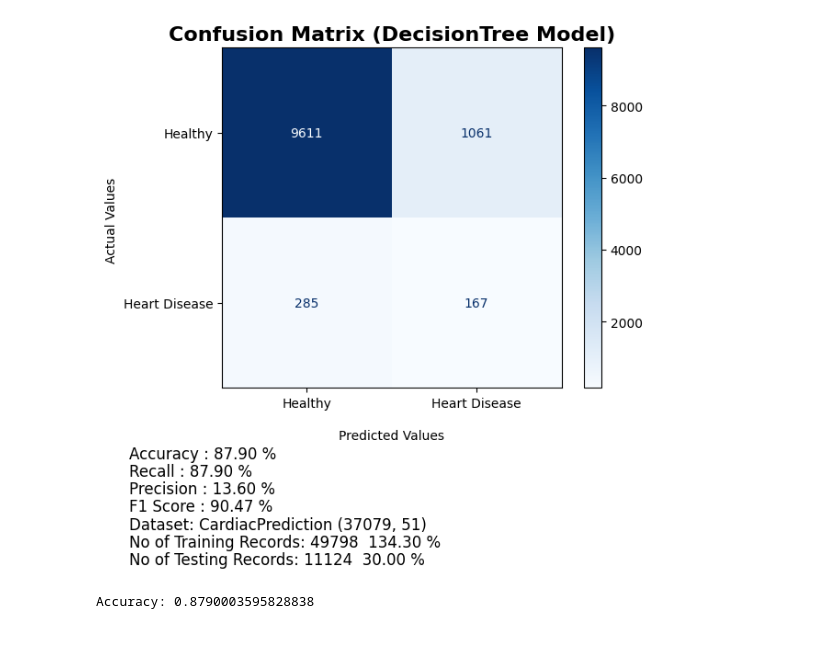
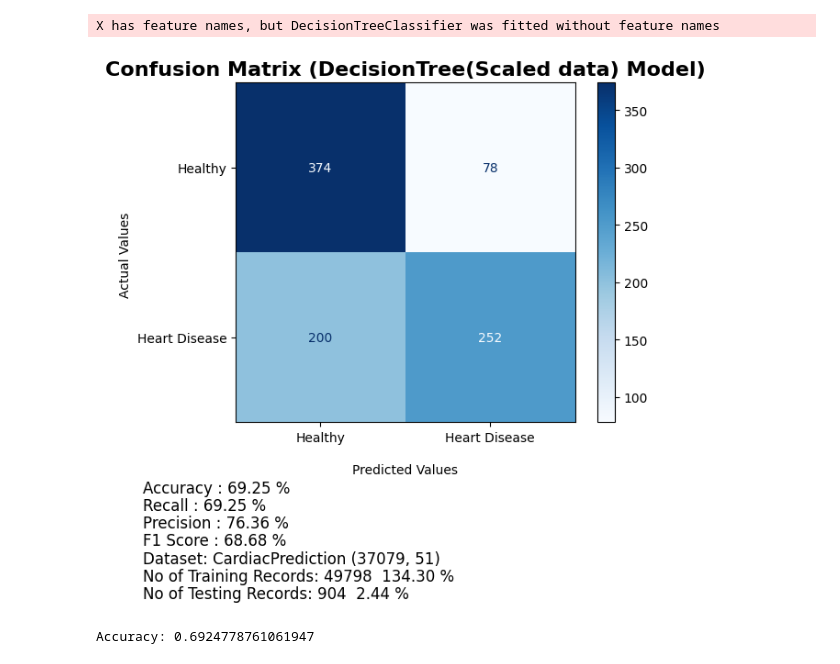
Before and after one commit to Mubshr07/heartDiseasePrediction, a Jupyter notebook: heartDiseaseML.ipynb, the cells around one changed output. Cells and saved outputs as stored; diff of their text form; code cells hidden in the pictures.

```diff
--- a/heartDiseaseML.ipynb
+++ b/heartDiseaseML.ipynb
@@ -562,21 +562,30 @@ X_train, X_test, y_train, y_test = train_test_split(X, Y, test_size=0.3, stratif
 
 print("Target Column Name:: {} \n".format(fileData.__dataframe__().column_names()[-1]))
 
+
+rus = RandomUnderSampler(random_state=42)
+smote = SMOTE(random_state=42)
+
 '''
 # Undersample the majority class
-rus = RandomUnderSampler(random_state=42)
 X_train, y_train = rus.fit_resample(X_train, y_train)
+X_test, y_test = rus.fit_resample(X_test, y_test)
 '''
 
 # Oversample the minority class using SMOTE
-smote = SMOTE(random_state=42)
 X_train, y_train = smote.fit_resample(X_train, y_train)
+X_test, y_test = rus.fit_resample(X_test, y_test)
 
 
-# Print the class distribution after undersampling
-print("Class distribution after undersampling:")
-print(pd.Series(y_train).value_counts())
 
+
+
+
+
+
+scaler = StandardScaler()
+X_train_scaled = scaler.fit_transform(X_train)
+X_test_scaled = scaler.transform(X_test)
 
 
 
@@ -637,15 +657,13 @@ print(" Total Records:: {}".format(positiveClass + negativeClass))
 # %%
 #1.     Logistic Regression
-#classifierLR = LogisticRegression(C=1.0, class_weight=None, dual=False, fit_intercept=True,intercept_scaling=1, l1_ratio=None, max_iter=100,multi_class='warn', n_jobs=None, penalty='l2',random_state=0, solver='liblinear', tol=0.0001, verbose=0,warm_start=False)
-classifierLR = LogisticRegression(solver='liblinear', random_state=0)
+classifierLR = LogisticRegression(solver='lbfgs', max_iter=100, C=0.20,  class_weight="Mapping",  random_state=20, fit_intercept=True, warm_start= True)
 #classifierLR = LogisticRegression()
-classifierLR.fit(X_train, y_train)
-predicted_LR = classifierLR.predict(X_test)
-print('Accuracy of logistic regression classifier on test set: {:.2f}'.format(classifierLR.score(X_test, y_test)))
-
+classifierLR.fit(X_train_scaled, y_train)
+predicted_LR = classifierLR.predict(X_test_scaled)
+print('Accuracy of logistic regression classifier on test set: {:.4f}'.format(classifierLR.score(X_test_scaled, y_test)))
 methodName = "LogisticRegression"
 #plot_classification_report(methodName, dataSetName, y_test, predicted_LR)
-makeConfusionMatrixPicWithProbibality(1, methodName, dataSetName, classifierLR , X_test, y_test, predicted_LR)
+makeConfusionMatrixPicWithProbibality(1, methodName, dataSetName, classifierLR , X_test_scaled, y_test, predicted_LR)
 #makeSHAPreport(methodName, classifierLR)
 #makeSHAP_KERNELreport(methodName, classifierLR)
 #makeLIMEreport(methodName, classifierLR)
@@ -655,22 +680,22 @@ Accuracy of logistic regression classifier on test set: 0.85
 # %%
 #2.     Decision Trees
-classifierDT = DecisionTreeClassifier()
-classifierDT.fit(X_train, y_train)
-predicted_DT = classifierDT.predict(X_test)
+classifierDT = DecisionTreeClassifier(criterion="gini", splitter="best", max_depth=8 , max_features="log2",  random_state=18)
+classifierDT.fit(X_train_scaled, y_train)
+predicted_DT = classifierDT.predict(X_test_scaled)
 
-
-methodName = "DecisionTree"
+methodName = "DecisionTree(Scaled data)"
 #plot_classification_report(methodName, dataSetName, y_test, predicted_DT)
 makeConfusionMatrixPicWithProbibality(2, methodName, dataSetName, classifierDT , X_test, y_test, predicted_DT)
 #makeSHAPreport(methodName, classifierDT)
 #makeSHAP_KERNELreport(methodName, classifierDT)
 #makeLIMEreport(methodName, classifierDT)
 
 # Calculate the accuracy of the classifier
 accuracy = accuracy_score(y_test, predicted_DT)
 print("Accuracy:", accuracy)
 # %% [output]
+X has feature names, but DecisionTreeClassifier was fitted without feature names
-[figure, old version]
+[figure, new version]
-Accuracy: 0.8790003595828838
+Accuracy: 0.6924778761061947
 # %%
 #3.     Random Forests
```
Also changed, not shown: parts of 20 cells of this notebook, 12 other files.
